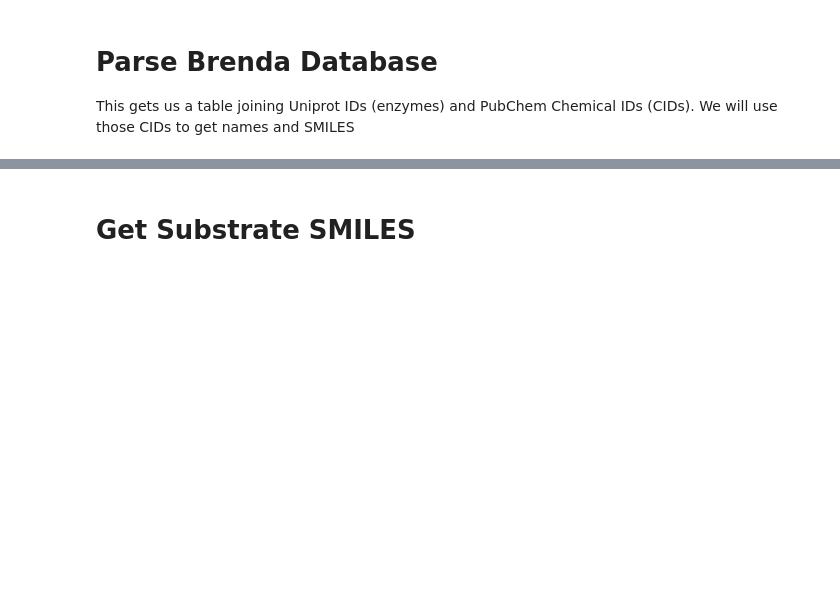
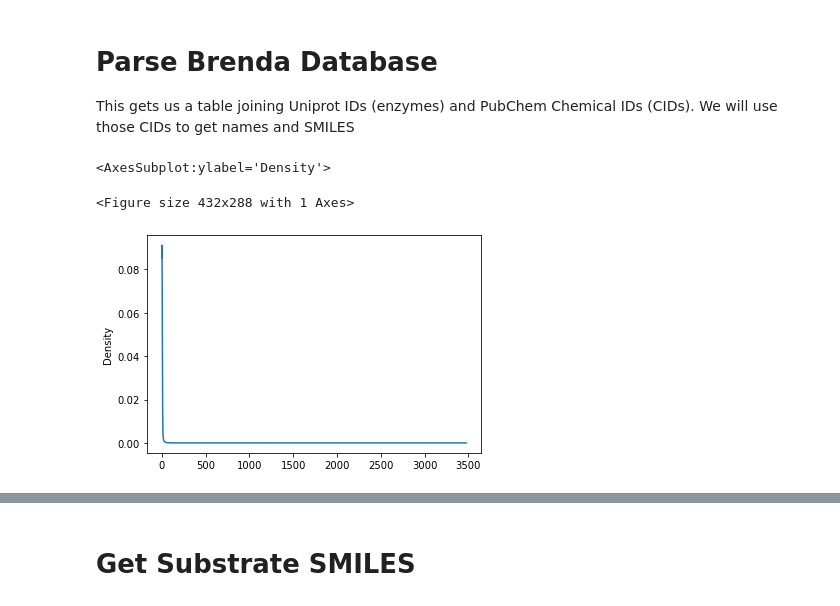
Before and after one commit to pmccaffrey6/cs221_project, a Jupyter notebook: cs221_project_dataset_creation.ipynb, the cells around one changed output, grey strips where cells are left out. Saved outputs shown, nothing was run; the diff lists cells and outputs as text; code cells hidden in the pictures; blank space fills up the shorter version.

Commit message:
added density plots

```diff
--- a/cs221_project_dataset_creation.ipynb
+++ b/cs221_project_dataset_creation.ipynb
@@ -69,3 +69,11 @@ def make_protein_df(proteins):
 #all_brenda_data_clean
 # %%
 all_brenda_data_clean = pd.read_csv('all_brenda_data_cleaned.tsv', sep='\t')
+# %%
+all_brenda_data_clean['value'] = 1
+all_brenda_data_clean_grouped_df = all_brenda_data_clean[['substrates','value']].groupby('substrates').sum().sort_values(by='value', ascending=False)
+all_brenda_data_clean_grouped_df['value'].plot.kde(ind=np.arange(0,all_brenda_data_clean_grouped_df['value'].max()))
+# %% [output]
+<AxesSubplot:ylabel='Density'>
+<Figure size 432x288 with 1 Axes>
+[figure, added]
```
Also changed, not shown: parts of 2 cells of this notebook, 1 other file.
